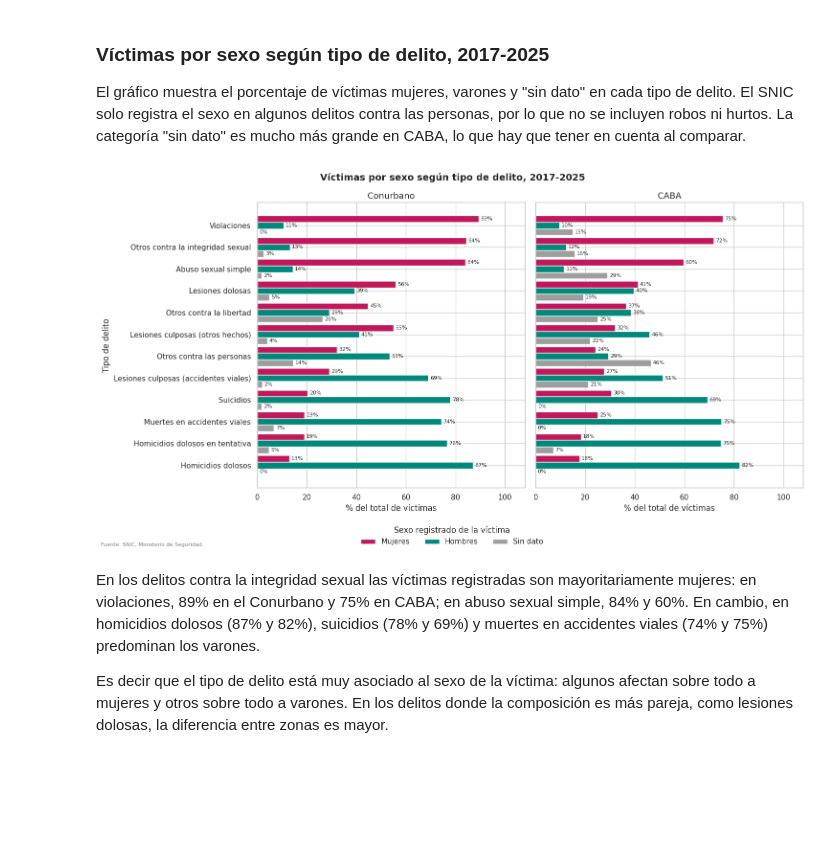
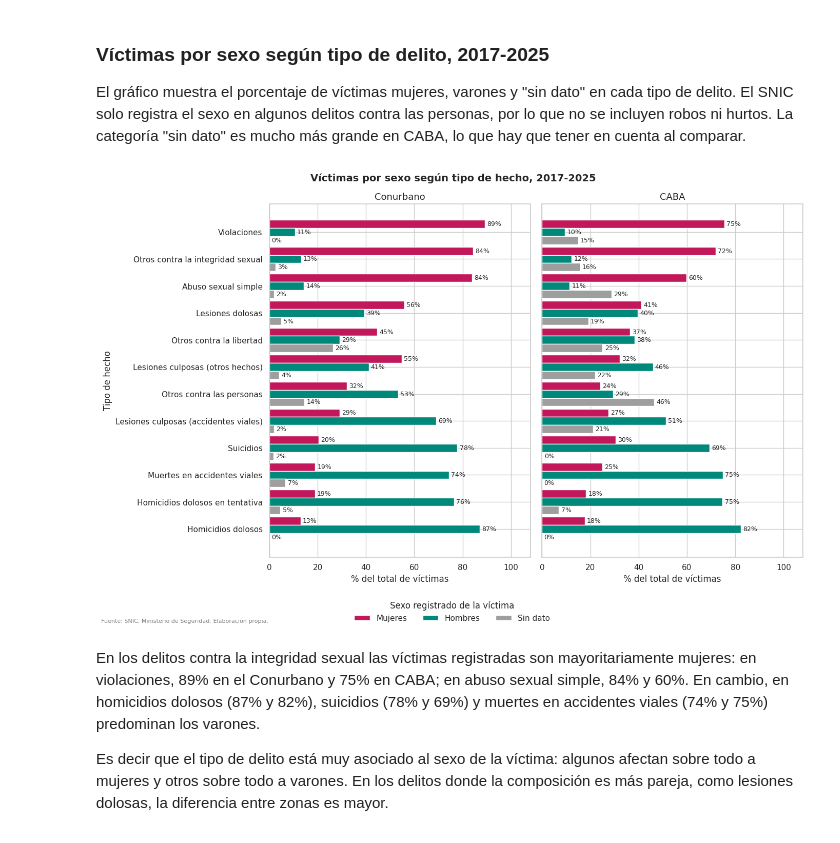
Before and after one commit to bauhaushm/TP-Delito_en_AMBA, a Jupyter notebook: TP_Delito.ipynb, the cells around one changed output. Drawn from its saved outputs; the diff is of its cells as text; code cells hidden in the pictures; blank space fills up the shorter version.

```diff
--- a/TP_Delito.ipynb
+++ b/TP_Delito.ipynb
@@ -494,6 +546,7 @@ base_zonas["zona"] = np.where(
     base_zonas["provincia_nombre"] == "Ciudad Autónoma de Buenos Aires", "CABA", "Conurbano"
 )
 # %%
+# 1) Nombres cortos para los tipos de delito más largos (así entran en el gráfico)
 nombres_cortos = {
     "Robos (excluye los agravados por el resultado de lesiones y/o muertes)": "Robos",
     "Lesiones culposas en Accidentes Viales": "Lesiones culposas (accidentes viales)",
@@ -501,29 +554,38 @@ nombres_cortos = {
     "Delitos contra la administración pública": "Contra la administración pública",
     "Estafas y defraudaciones (no incluye virtuales) y usura": "Estafas y defraudaciones",
     "Tenencia simple atenuada para uso personal de estupefacientes": "Tenencia de estupefacientes (uso personal)",
-    "Otros delitos previstos en leyes especiales": "Otros previstos en leyes especiales",
 }
+# Si el tipo está en el diccionario se usa el nombre corto; si no, se deja el nombre original
 base_zonas["tipo"] = base_zonas["codigo_delito_snic_nombre"].map(nombres_cortos).fillna(base_zonas["codigo_delito_snic_nombre"])
 
-# % de cada tipo sobre el total de hechos de cada zona
+# 2) Hechos por tipo de delito y zona (una fila por tipo, una columna por zona)
 hechos = base_zonas.groupby(["zona", "tipo"])["cantidad_hechos"].sum().unstack(0).fillna(0)
+
+# 3) Porcentaje de cada tipo sobre el total de hechos de su zona
 pct = hechos / hechos.sum() * 100
+
+# 4) Nos quedamos con los 12 tipos más frecuentes y juntamos el resto en "Otros"
 top = pct.sum(axis=1).sort_values(ascending=False).head(12).index
 tabla_tipos = pct.loc[top]
 tabla_tipos.loc["Otros"] = 100 - tabla_tipos.sum()
-tabla_tipos = tabla_tipos.iloc[::-1]          # el más frecuente arriba
+tabla_tipos = tabla_tipos.iloc[::-1]          # se invierte el orden para que el más frecuente quede arriba
+# Control: los porcentajes de cada zona tienen que sumar 100
+print("Suma de porcentajes por zona:")
+print(tabla_tipos.sum().round(1))
 
-y = np.arange(len(tabla_tipos)); alto = 0.38
+# 5) Gráfico de barras agrupadas: una barra por zona para cada tipo de delito
+y = np.arange(len(tabla_tipos))               # posición de cada tipo en el eje vertical
+alto = 0.38                                   # alto de cada barra
 fig, ax = plt.subplots(figsize=(12, 9))
 b1 = ax.barh(y + alto/2, tabla_tipos["Conurbano"], alto, label="Conurbano", color="steelblue")
 b2 = ax.barh(y - alto/2, tabla_tipos["CABA"], alto, label="CABA", color="darkorange")
-ax.bar_label(b1, fmt="%.1f%%", padding=3, fontsize=9)
+ax.bar_label(b1, fmt="%.1f%%", padding=3, fontsize=9)    # escribe el porcentaje al final de cada barra
 ax.bar_label(b2, fmt="%.1f%%", padding=3, fontsize=9)
 ax.set_yticks(y); ax.set_yticklabels(tabla_tipos.index)
 ax.set_title("Composición de los delitos denunciados por tipo, 2017-2025", fontsize=14)
 ax.set_xlabel("Porcentaje del total de hechos de cada zona (%)")
 ax.set_ylabel("Tipo de delito")
-ax.set_xlim(0, tabla_tipos.max().max() + 6)
+ax.set_xlim(0, tabla_tipos.max().max() + 6)  # deja lugar a la derecha para las etiquetas
 ax.legend(title="Zona")
 fig.text(0.01, 0.005, "Fuente: SNIC, Ministerio de Seguridad.", fontsize=8, color="gray")
 plt.tight_layout()
@@ -550,17 +617,17 @@ El gráfico muestra el porcentaje de víctimas mujeres, varones y "sin dato" en
 solo registra el sexo en algunos delitos contra las personas, por lo que no se incluyen robos ni hurtos.
 La categoría "sin dato" es mucho más grande en CABA, lo que hay que tener en cuenta al comparar.
 # %%
-# Las columnas de víctimas por sexo no se cargaron al inicio: las leemos acá, en una tabla aparte
-
+# 1) Las columnas de víctimas por sexo no se cargaron al inicio: se leen acá, en una tabla aparte
 df_vict = pd.read_excel(url, usecols=[0, 2, 4, 6, 9, 10, 11])   # año, provincia, departamento, delito, víctimas masc / fem / sin dato
 df_vict = df_vict[(df_vict["anio"] >= 2017) & (df_vict["anio"] <= 2025)]
 
-# Mismas dos zonas que en el resto del notebook
+# 2) Mismas dos zonas que en el resto del notebook (se filtra por provincia y departamento)
 es_conurbano = (df_vict["provincia_nombre"] == "Buenos Aires") & (df_vict["departamento_nombre"].isin(partidos_conurbano))
 es_caba = (df_vict["provincia_nombre"] == "Ciudad Autónoma de Buenos Aires") & (df_vict["departamento_nombre"] != "Departamento sin determinar")
 df_vict = df_vict[es_conurbano | es_caba].copy()
 df_vict["zona"] = np.where(es_caba[df_vict.index], "CABA", "Conurbano")
 
+# 3) Solo los tipos de hecho con víctimas por sexo que se van a mostrar (con nombres cortos)
 tipos_sexo = {
     "Abusos sexuales con acceso carnal (violaciones)": "Violaciones",
     "Abuso sexual simple": "Abuso sexual simple",
@@ -575,41 +642,43 @@ tipos_sexo = {
     "Suicidios (consumados)": "Suicidios",
     "Homicidios dolosos": "Homicidios dolosos",
 }
 v = df_vict[df_vict["codigo_delito_snic_nombre"].isin(tipos_sexo)].copy()
 v["tipo"] = v["codigo_delito_snic_nombre"].map(tipos_sexo)
 
-# % de cada sexo sobre TODAS las víctimas (incluye "sin dato")
+# 4) Víctimas por zona y tipo, y porcentaje de cada sexo sobre TODAS las víctimas (incluye "sin dato")
 g = v.groupby(["zona", "tipo"])[["cantidad_victimas_fem", "cantidad_victimas_masc", "cantidad_victimas_sd"]].sum()
-total = g.sum(axis=1)
+total = g.sum(axis=1)                                            # total de víctimas de cada zona y tipo
 g["Mujeres"] = g["cantidad_victimas_fem"] / total * 100
 g["Hombres"] = g["cantidad_victimas_masc"] / total * 100
 g["Sin dato"] = g["cantidad_victimas_sd"] / total * 100
 
+# 5) Orden de los tipos: de menos a más proporción de mujeres (entre las víctimas con sexo conocido)
 orden = (g["Mujeres"] / (g["Mujeres"] + g["Hombres"])).groupby("tipo").mean().sort_values().index
 
-fig, axes = plt.subplots(1, 2, figsize=(15, 8), sharey=True)
+# 6) Gráfico: un panel por zona, con tres barras (mujeres, hombres, sin dato) por tipo de hecho
+fig, axes = plt.subplots(1, 2, figsize=(14, 9), sharey=True)
 y = np.arange(len(orden)); alto = 0.3
 for ax, zona in zip(axes, ["Conurbano", "CABA"]):
     t = g.loc[zona].loc[orden]
     for desp, col, color in [(alto, "Mujeres", "#c2185b"), (0, "Hombres", "#00897b"), (-alto, "Sin dato", "#9e9e9e")]:
         b = ax.barh(y + desp, t[col], alto, label=col, color=color)
-        ax.bar_label(b, fmt="%.0f%%", padding=3, fontsize=8)
+        ax.bar_label(b, fmt="%.0f%%", padding=3, fontsize=9)
     ax.set_title(zona, fontsize=13)
     ax.set_xlabel("% del total de víctimas")
     ax.set_xlim(0, 108)
-axes[0].set_yticks(y); axes[0].set_yticklabels(orden); axes[0].set_ylabel("Tipo de delito")
+axes[0].set_yticks(y); axes[0].set_yticklabels(orden); axes[0].set_ylabel("Tipo de hecho")
 
 # Leyenda debajo del gráfico, para que no tape las barras
 handles, labels = axes[0].get_legend_handles_labels()
 fig.legend(handles, labels, title="Sexo registrado de la víctima", loc="lower center", ncol=3, frameon=False)
 
-fig.suptitle("Víctimas por sexo según tipo de delito, 2017-2025", fontsize=14, fontweight="bold")
-fig.text(0.01, 0.005, "Fuente: SNIC, Ministerio de Seguridad.", fontsize=8, color="gray")
+fig.suptitle("Víctimas por sexo según tipo de hecho, 2017-2025", fontsize=14, fontweight="bold")
+fig.text(0.01, 0.005, "Fuente: SNIC, Ministerio de Seguridad. Elaboración propia.", fontsize=8, color="gray")
 plt.tight_layout(rect=[0, 0.07, 1, 1])
 plt.savefig("victimas_por_sexo.png", dpi=110)
 plt.show()
 # %% [output]
-[figure, old version]
+[figure, new version]
 # %% [markdown]
 En los delitos contra la integridad sexual las víctimas registradas son mayoritariamente
 mujeres: en violaciones, 89% en el Conurbano y 75% en CABA; en abuso sexual simple, 84% y 60%. En cambio, en
```
Also changed, not shown: parts of 7 cells of this notebook.
